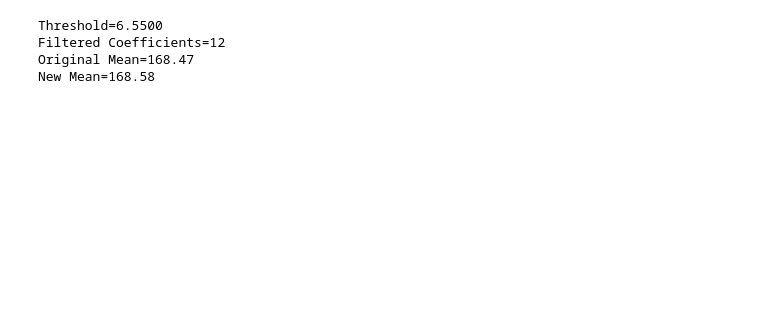
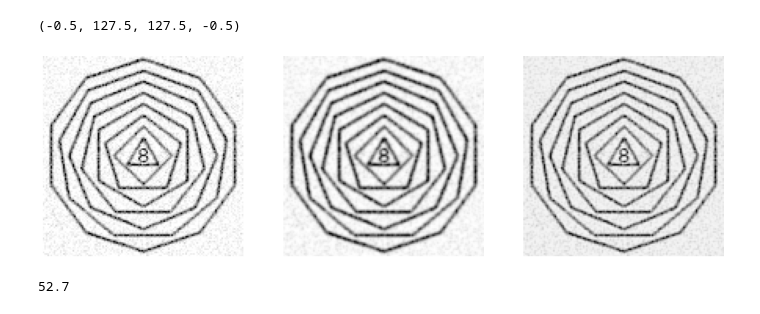
Before and after one commit to vitorgt/SCC0251, a Jupyter notebook: sa02/sa02.ipynb, the cells around one changed output. Drawn from its saved outputs; the diff is of its cells as text; code cells hidden in the pictures; blank space fills up the shorter version.

```diff
--- a/sa02/sa02.ipynb
+++ b/sa02/sa02.ipynb
@@ -41,7 +81,50 @@ plt.axis('off')
+# %%
+def clsf(g, h, p, gamma):
+
+    # padding
+    pad = (g.shape[0]//2)-h.shape[0]//2
+    hpad = np.pad(h, (pad, pad-1), "constant", constant_values=0)
+
+    # padding
+    pad = (g.shape[0]//2)-p.shape[0]//2
+    ppad = np.pad(p, (pad, pad-1), "constant", constant_values=0)
+
+    # transforming to fourier domain
+    G = np.fft.fftn(g)
+    H = np.fft.fftn(hpad)
+    P = np.fft.fftn(ppad)
+
+    # restoring the blur using the Constrained Least Squares method
+    F_hat = (np.conj(H) / (np.abs(H)**2 + gamma*np.abs(P)**2)) * G
+
+    # transforming back to space domain
+    f_hat = np.real(np.fft.fftshift(np.fft.ifftn(F_hat)))
+
+    return f_hat
+# %%
+# Laplacian operator
+p = np.array([
+    [0, -1, 0],
+    [-1, 4, -1],
+    [0, -1, 0]])
+
+# deblurring and normalizing
+r_denoi_deblur = scale(clsf(r_denoi, h, p, gamma), d=maxd)
+# %%
+plt.figure(figsize=(18, 8))
+plt.subplot(131)
+plt.imshow(r, cmap="gray")
+plt.axis('off')
+plt.subplot(132)
+plt.imshow(r_denoi, cmap="gray")
+plt.axis('off')
+plt.subplot(133)
+plt.imshow(r_denoi_deblur, cmap="gray")
+plt.axis('off')
+# %% [output]
+(-0.5, 127.5, 127.5, -0.5)
+[figure, added]
 # %%
-print("{:.1f}".format(np.std(restored)))
+print("{:.1f}".format(np.std(r_denoi_deblur)))
 # %% [output]
-Threshold=6.5500
-Filtered Coefficients=12
-Original Mean=168.47
-New Mean=168.58
+52.7
```
Also changed, not shown: parts of 8 cells of this notebook, 4 other files.
